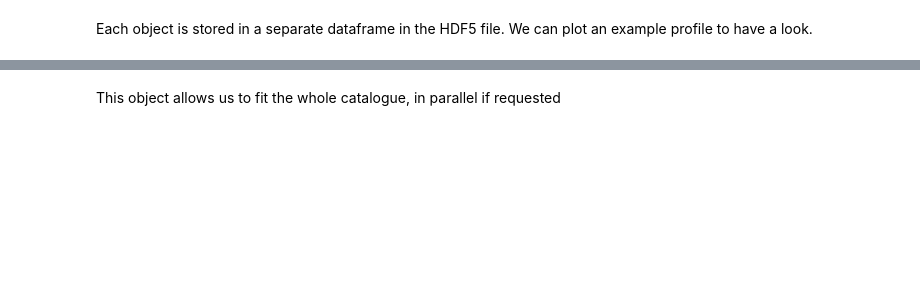
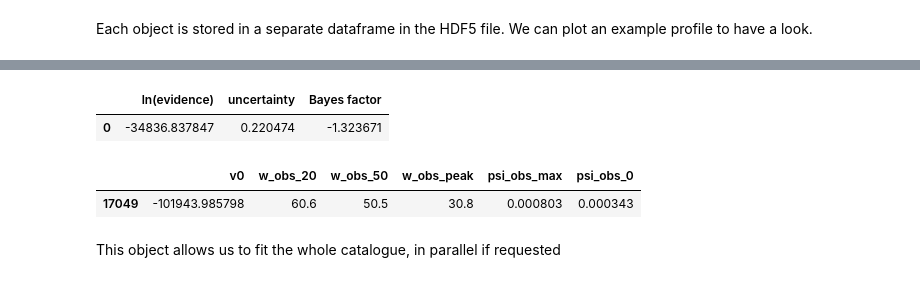
Before and after one commit to MichelleLochner/radio-z, a Jupyter notebook: examples/example.ipynb, the cells around one changed output, grey strips where cells are left out. Drawn from its saved outputs; the diff is of its cells as text; code cells hidden in the pictures; blank space fills up the shorter version.

```diff
--- a/examples/example.ipynb
+++ b/examples/example.ipynb
@@ -14,7 +21,9 @@ cat_name = rt+name+'.h5'
 # %%
 surv = saxdata.Survey('ska1_band1')
 cat = saxdata.SaxCatalogue(cat_name)
-cat_df = cat.get_data()
+#cat_df = cat.get_data()
+bigdata_rt = '/home/michelle/BigData/HI_output/'
+rt = bigdata_rt+'cats_n_chains/uniform_snr_200/'
 # %% [markdown]
 Create the mock HI data from the SAX parameters for the whole catalogue
 # %%
@@ -33,0 +37,12 @@ ind
+# %%
+ind = 'ID66232966'
+#ind = ids[50]
+fl = rt+ind+'.hdf5'
+params=pd.read_hdf(fl,'parameters')
+data=pd.read_hdf(fl,'data')
+summary=pd.read_hdf(fl,'summary')
+print(ind)
+print(params.ska1_band1_snr.iloc[0])
+fit_params=summary['MAP'].as_matrix()[:-1]
+print(params.v0)
+print(summary)
@@ -41,0 +86,7 @@ data_maker.plot_profile(df, plot_model=True, model_params=cat.get_params(cat_df,
+# %%
+chain=pd.read_hdf(fl,'chain')
+ev = pd.read_hdf(fl, 'evidence')
+params = pd.read_hdf(fl, 'parameters')
+plt.figure()
+blah=plt.hist(chain.v0,25)
+plt.plot([params.v0.iloc[0], params.v0.iloc[0]], plt.gca().get_ylim(),'k')
@@ -42,3 +97,13 @@ data_maker.plot_profile(df, plot_model=True, model_params=cat.get_params(cat_df,
+# %%
+ev
+# %% [output]
+|  | ln(evidence) | uncertainty | Bayes factor |
+| 0 | -34836.837847 | 0.220474 | -1.323671 |
+# %%
+params
+# %% [output]
+|  | v0 | w_obs_20 | w_obs_50 | w_obs_peak | psi_obs_max | psi_obs_0 |
+| 17049 | -101943.985798 | 60.6 | 50.5 | 30.8 | 0.000803 | 0.000343 |
 # %% [markdown]
 This object allows us to fit the whole catalogue, in parallel if requested
 # %%
```
Also changed, not shown: parts of 33 cells of this notebook, 4 other files.
